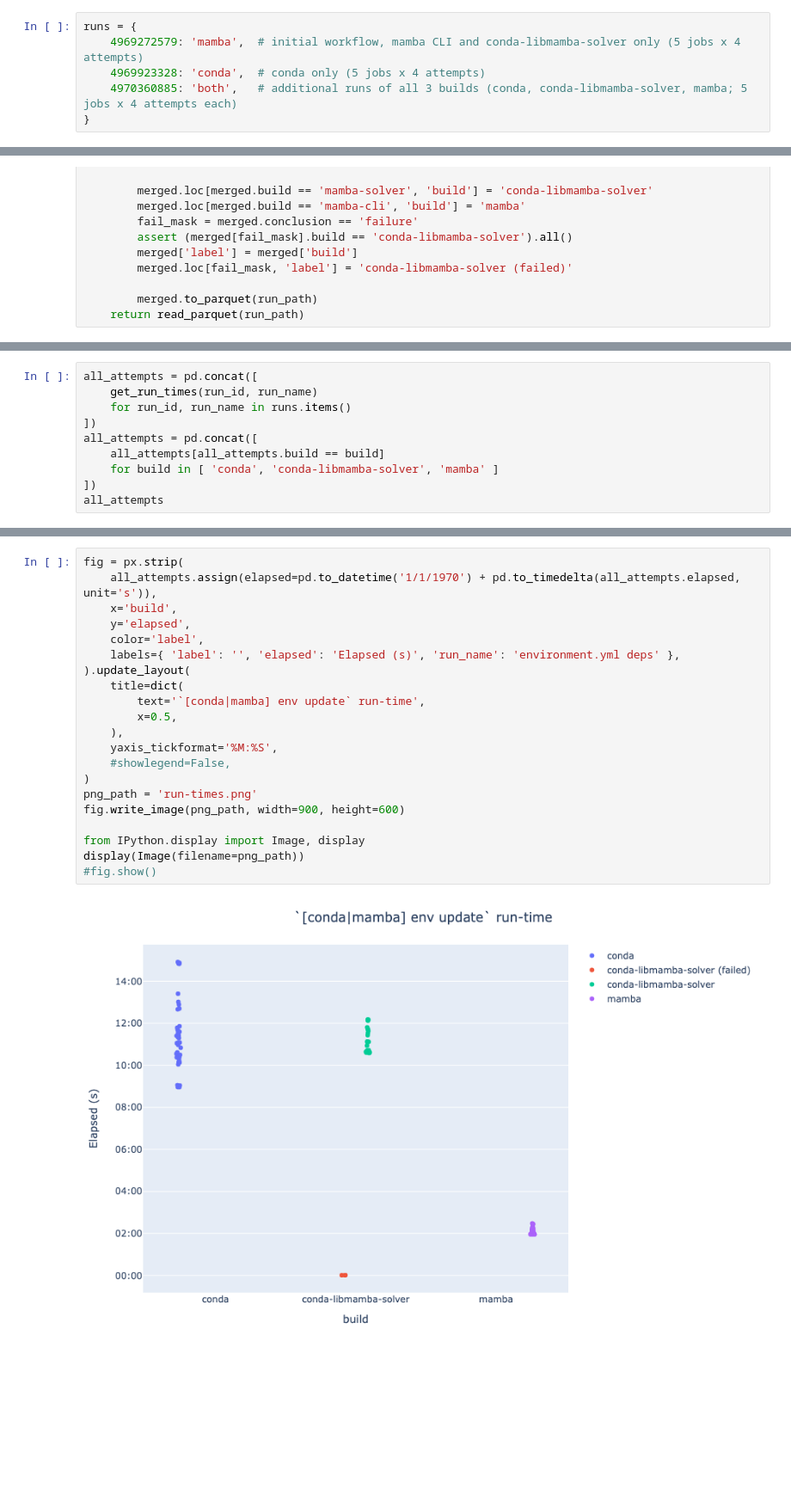
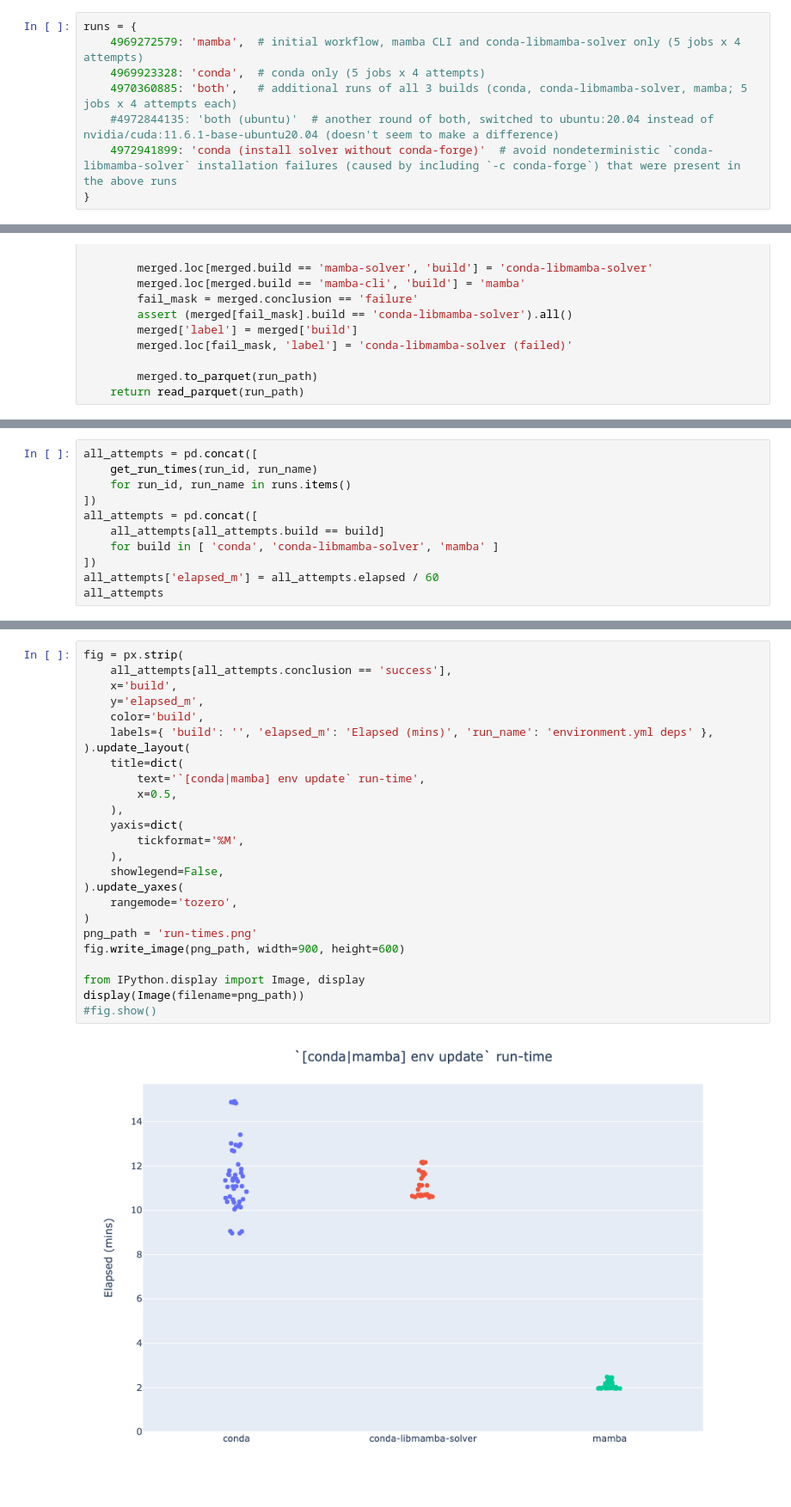
Before and after one commit to runsascoded/libmamba-solver-test, a Jupyter notebook: build-times.ipynb, the cells around one changed output, grey strips where cells are left out. Shown: that part at 86% size. Saved outputs shown, nothing was run; the diff lists cells and outputs as text; blank space fills up the shorter version.

Commit message:
simplify initial setup installs, update docs re: installation failures

```diff
--- a/build-times.ipynb
+++ b/build-times.ipynb
@@ -8,4 +8,6 @@ runs = {
     4969272579: 'mamba',  # initial workflow, mamba CLI and conda-libmamba-solver only (5 jobs x 4 attempts)
     4969923328: 'conda',  # conda only (5 jobs x 4 attempts)
     4970360885: 'both',   # additional runs of all 3 builds (conda, conda-libmamba-solver, mamba; 5 jobs x 4 attempts each)
+    #4972844135: 'both (ubuntu)'  # another round of both, switched to ubuntu:20.04 instead of nvidia/cuda:11.6.1-base-ubuntu20.04 (doesn't seem to make a difference)
+    4972941899: 'conda (install solver without conda-forge)'  # avoid nondeterministic `conda-libmamba-solver` installation failures (caused by including `-c conda-forge`) that were present in the above runs
 }
@@ -111,5 +113,6 @@ all_attempts = pd.concat([
     all_attempts[all_attempts.build == build]
     for build in [ 'conda', 'conda-libmamba-solver', 'mamba' ]
 ])
+all_attempts['elapsed_m'] = all_attempts.elapsed / 60
 all_attempts
 # %% [output]
@@ -132,23 +135,27 @@ all_attempts
 # %%
 fig = px.strip(
-    all_attempts.assign(elapsed=pd.to_datetime('1/1/1970') + pd.to_timedelta(all_attempts.elapsed, unit='s')),
+    all_attempts[all_attempts.conclusion == 'success'],
     x='build',
-    y='elapsed',
-    color='label',
-    labels={ 'label': '', 'elapsed': 'Elapsed (s)', 'run_name': 'environment.yml deps' },
+    y='elapsed_m',
+    color='build',
+    labels={ 'build': '', 'elapsed_m': 'Elapsed (mins)', 'run_name': 'environment.yml deps' },
 ).update_layout(
     title=dict(
         text='`[conda|mamba] env update` run-time',
         x=0.5,
     ),
-    yaxis_tickformat='%M:%S',
-    #showlegend=False,
+    yaxis=dict(
+        tickformat='%M',
+    ),
+    showlegend=False,
+).update_yaxes(
+    rangemode='tozero',
 )
 png_path = 'run-times.png'
 fig.write_image(png_path, width=900, height=600)
 
 from IPython.display import Image, display
 display(Image(filename=png_path))
 #fig.show()
 # %% [output]
-[figure, old version]
+[figure, new version]
```
Also changed, not shown: parts of 13 cells of this notebook, 5 other files.
